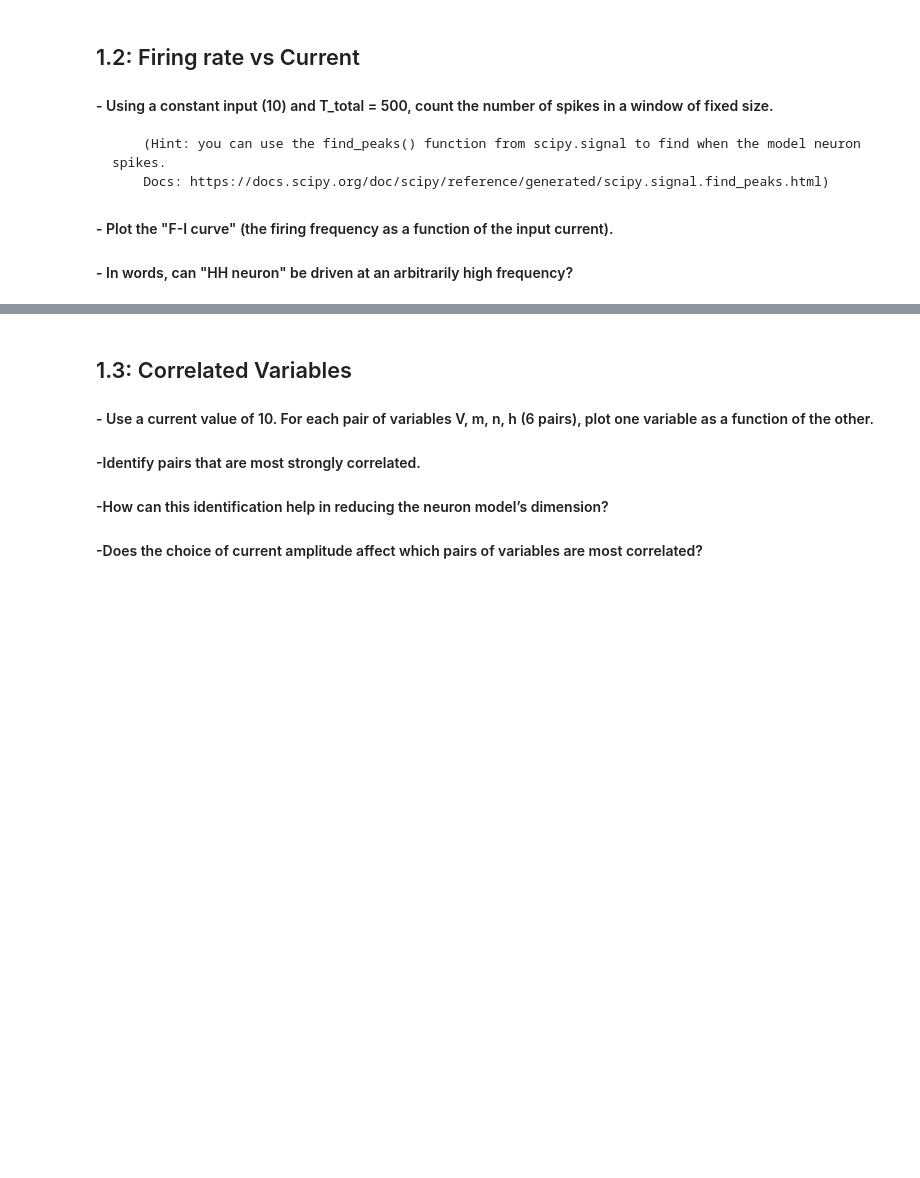
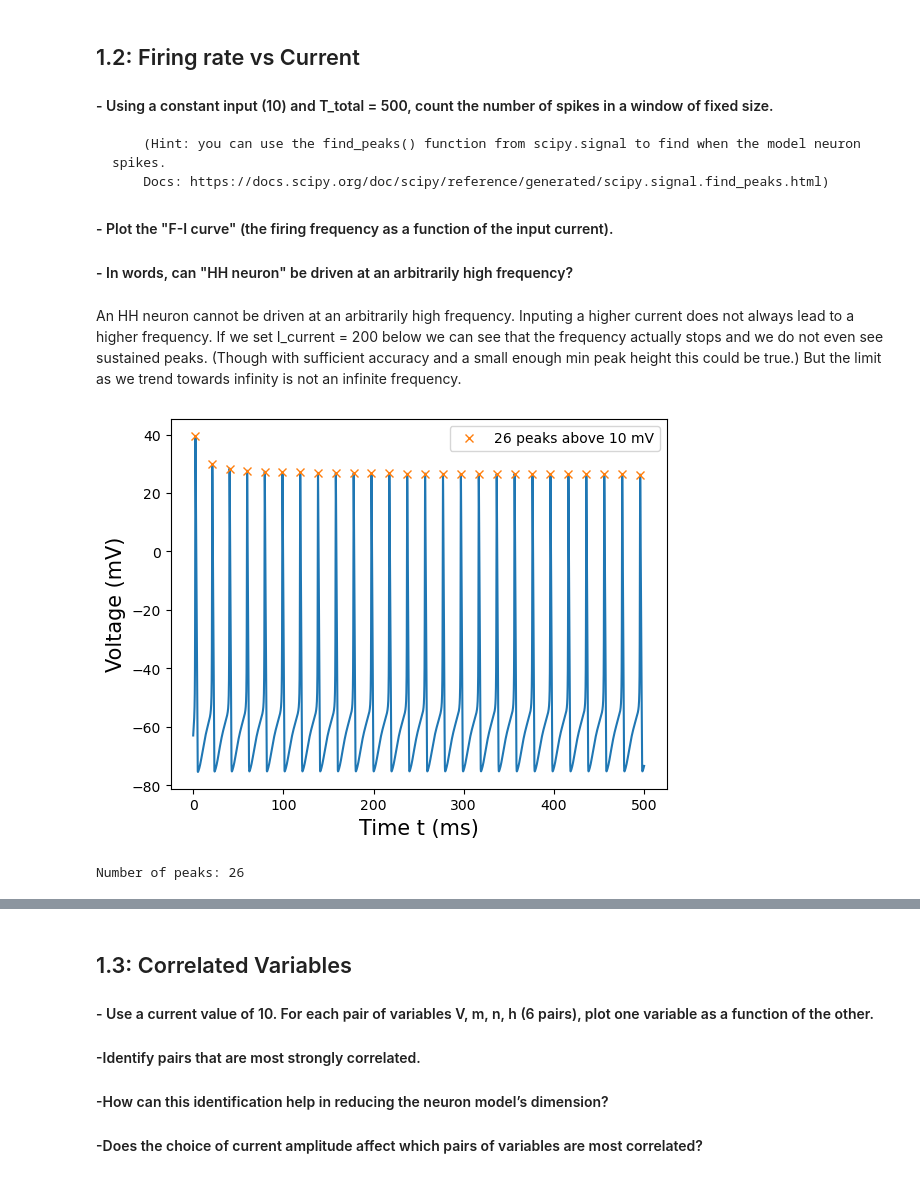
Before and after one commit to WillardFord/BIPN_164, a Jupyter notebook: Homework1_BIPN164.ipynb, the cells around one changed output, grey strips where cells are left out. Cells and saved outputs as stored; diff of their text form; code cells hidden in the pictures; blank space fills up the shorter version.

```diff
--- a/Homework1_BIPN164.ipynb
+++ b/Homework1_BIPN164.ipynb
@@ -312,6 +320,8 @@ plt.show()
         Docs: https://docs.scipy.org/doc/scipy/reference/generated/scipy.signal.find_peaks.html)
 #### - Plot the "F-I curve" (the firing frequency as a function of the input current).
 #### - In words, can "HH neuron" be driven at an arbitrarily high frequency?
+# %% [markdown]
+An HH neuron cannot be driven at an arbitrarily high frequency. Inputing a higher current does not always lead to a higher frequency. If we set I_current = 200 below we can see that the frequency actually stops and we do not even see sustained peaks. (Though with sufficient accuracy and a small enough min peak height this could be true.) But the limit as we trend towards infinity is not an infinite frequency.
 # %%
 #TODO: Set T_total
 T_total = 500 # ms
@@ -319,43 +329,46 @@ t = np.linspace(0, T_total, 10000)
 
 
 # TO DO: Find minimal current that will generate a sustained spike train
-I_current =  # microA/cm^2
+I_current =  6.26 # microA/cm^2
 t_current_start = 0 # input current pulse will start at this time
 t_current_end   = T_total # input current pulse will end at this time
 
 
 # TODO: Set the initial values for V, m, n, h
-initial = [..., ..., ..., ...]
+initial = [-63, 0.0530, 0.3177, 0.5961]
 
 
 # Solve the differential equation using odeint
 t = np.linspace(0, T_total, 10000)
 
 Iinput = [I_current,t_current_start,t_current_end]
 y = odeint(HHModel, initial, t, args=(Iinput,)) # integrate the values over time
 V = (y[:,0]) # access all of the values for V
 m = (y[:,1])
 h = (y[:,2])
 n = (y[:,3])
 
 
 
 plt.plot(t,V)
 #TODO: find_peaks
-peaks, _ = find_peaks(..., ...) #use a height of 10. Play around with height and see what happens when you change this threshold
+peaks, _ = find_peaks(V, height = 10) #use a height of 10. Play around with height and see what happens when you change this threshold
 num_peaks = len(peaks)
 
 
 
 plt.plot(t[peaks], V[peaks], "x", label=f"{num_peaks} peaks above 10 mV")
 plt.legend()
 plt.ylabel('Voltage (mV)', fontsize=15)
 plt.xlabel('Time t (ms)', fontsize=15)
 plt.show()
 
 
 # Counting the number of peaks
 print('Number of peaks:', num_peaks)
+# %% [output]
+[figure, added]
+Number of peaks: 26
 # %%
 import numpy as np
 from scipy.integrate import odeint
```
Also changed, not shown: parts of 11 cells of this notebook.
